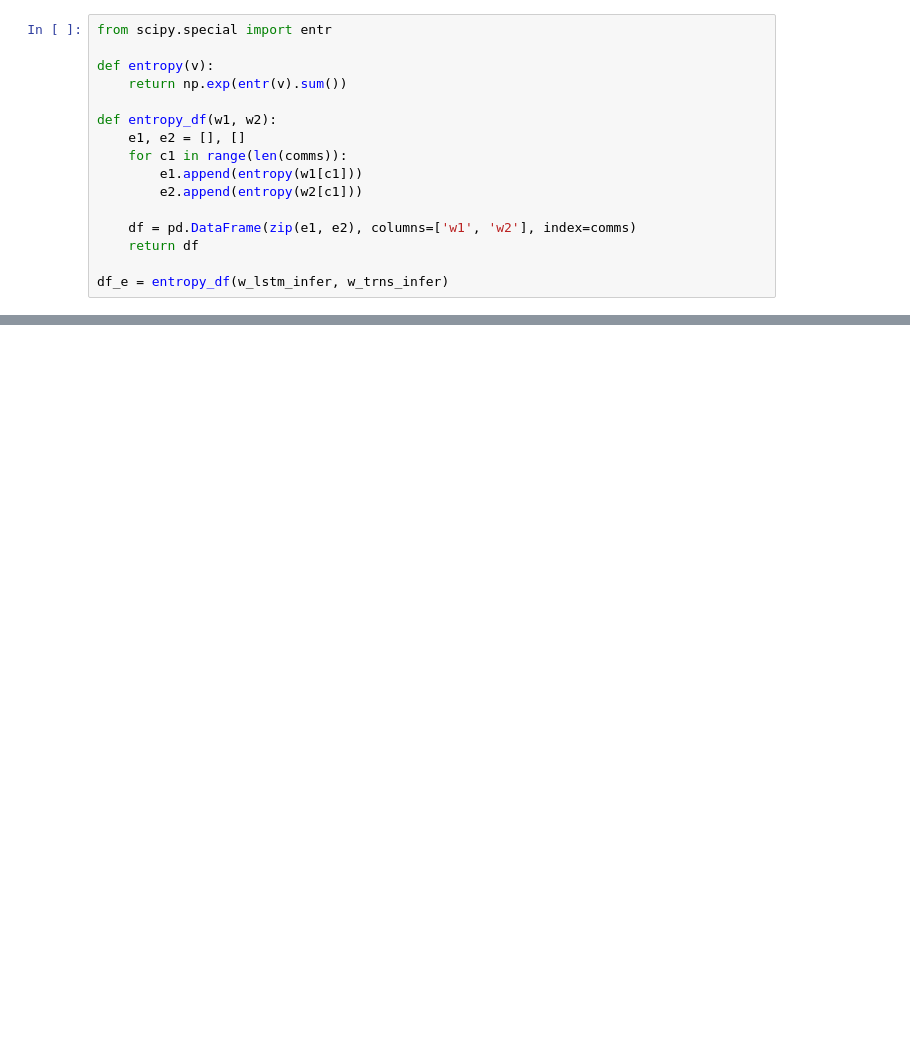
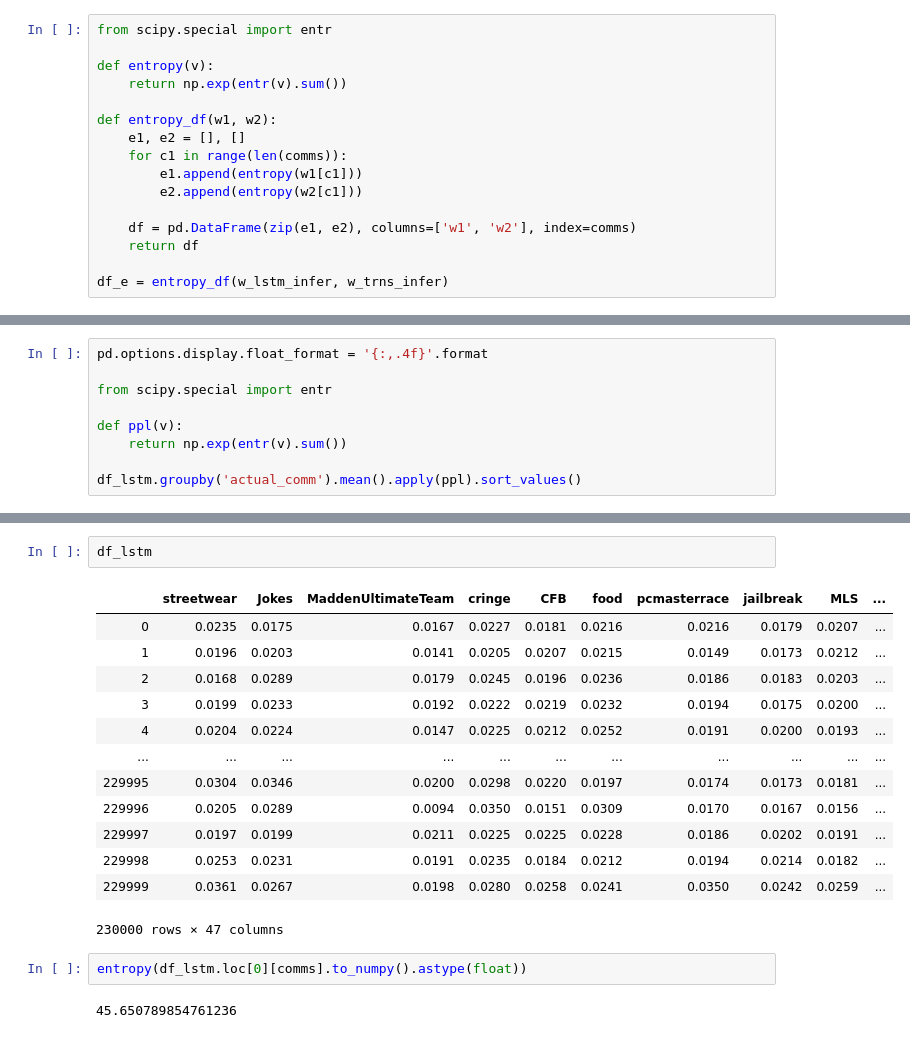
Before and after one commit to GU-CLASP/CommunityConditionedLM, a Jupyter notebook: Analysis.ipynb, the cells around one changed output, grey strips where cells are left out. Cells and saved outputs as stored; diff of their text form; blank space fills up the shorter version.

```diff
--- a/Analysis.ipynb
+++ b/Analysis.ipynb
@@ -415,0 +355,9 @@ df.groupby('community').median()[model_names].to_latex('comm-results.tex')
+# %%
+pd.options.display.float_format = '{:,.4f}'.format
+
+from scipy.special import entr
+
+def ppl(v):
+    return np.exp(entr(v).sum())
+
+df_lstm.groupby('actual_comm').mean().apply(ppl).sort_values()
@@ -415,0 +419,20 @@ df.groupby('community').median()[model_names].to_latex('comm-results.tex')
+# %%
+df_lstm
+# %% [output]
+|  | streetwear | Jokes | MaddenUltimateTeam | cringe | CFB | food | pcmasterrace | jailbreak | MLS | ... |
+| 0 | 0.0235 | 0.0175 | 0.0167 | 0.0227 | 0.0181 | 0.0216 | 0.0216 | 0.0179 | 0.0207 | ... |
+| 1 | 0.0196 | 0.0203 | 0.0141 | 0.0205 | 0.0207 | 0.0215 | 0.0149 | 0.0173 | 0.0212 | ... |
+| 2 | 0.0168 | 0.0289 | 0.0179 | 0.0245 | 0.0196 | 0.0236 | 0.0186 | 0.0183 | 0.0203 | ... |
+| 3 | 0.0199 | 0.0233 | 0.0192 | 0.0222 | 0.0219 | 0.0232 | 0.0194 | 0.0175 | 0.0200 | ... |
+| 4 | 0.0204 | 0.0224 | 0.0147 | 0.0225 | 0.0212 | 0.0252 | 0.0191 | 0.0200 | 0.0193 | ... |
+| ... | ... | ... | ... | ... | ... | ... | ... | ... | ... | ... |
+| 229995 | 0.0304 | 0.0346 | 0.0200 | 0.0298 | 0.0220 | 0.0197 | 0.0174 | 0.0173 | 0.0181 | ... |
+| 229996 | 0.0205 | 0.0289 | 0.0094 | 0.0350 | 0.0151 | 0.0309 | 0.0170 | 0.0167 | 0.0156 | ... |
+| 229997 | 0.0197 | 0.0199 | 0.0211 | 0.0225 | 0.0225 | 0.0228 | 0.0186 | 0.0202 | 0.0191 | ... |
+| 229998 | 0.0253 | 0.0231 | 0.0191 | 0.0235 | 0.0184 | 0.0212 | 0.0194 | 0.0214 | 0.0182 | ... |
+| 229999 | 0.0361 | 0.0267 | 0.0198 | 0.0280 | 0.0258 | 0.0241 | 0.0350 | 0.0242 | 0.0259 | ... |
+230000 rows × 47 columns
+# %%
+entropy(df_lstm.loc[0][comms].to_numpy().astype(float))
+# %% [output]
+45.650789854761236
```
Also changed, not shown: parts of 90 cells of this notebook.
